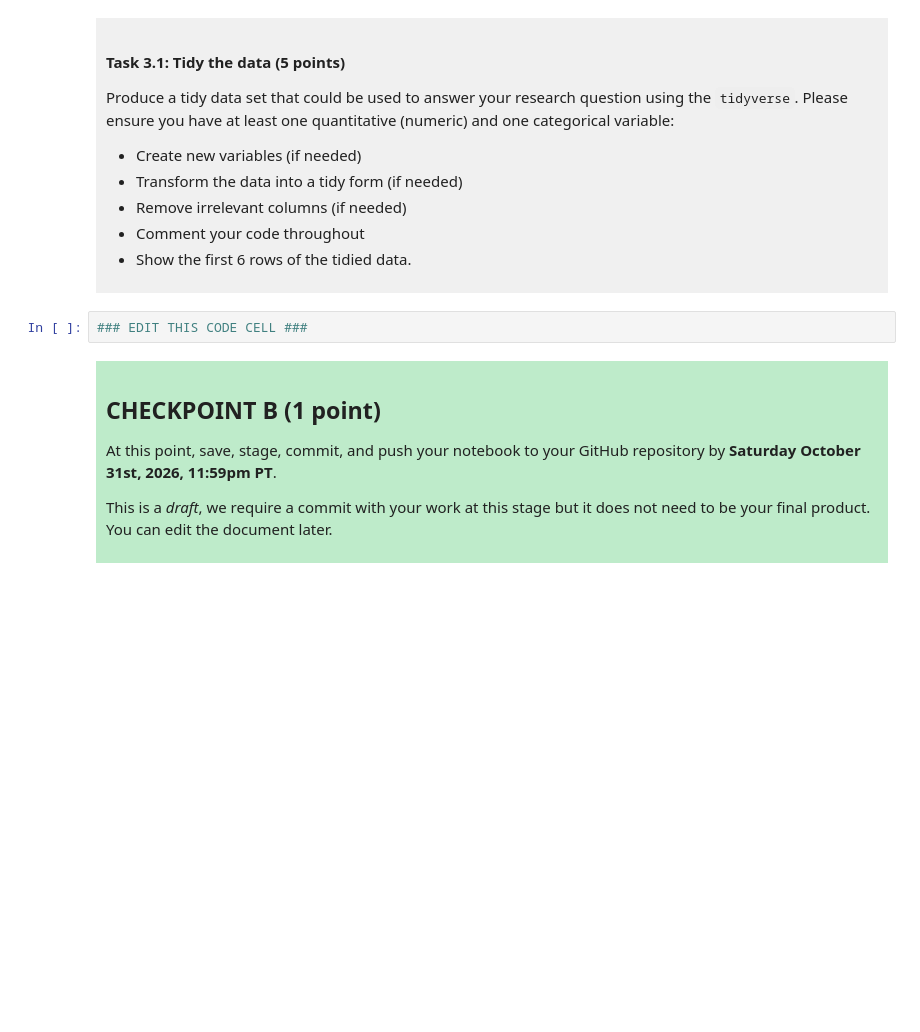
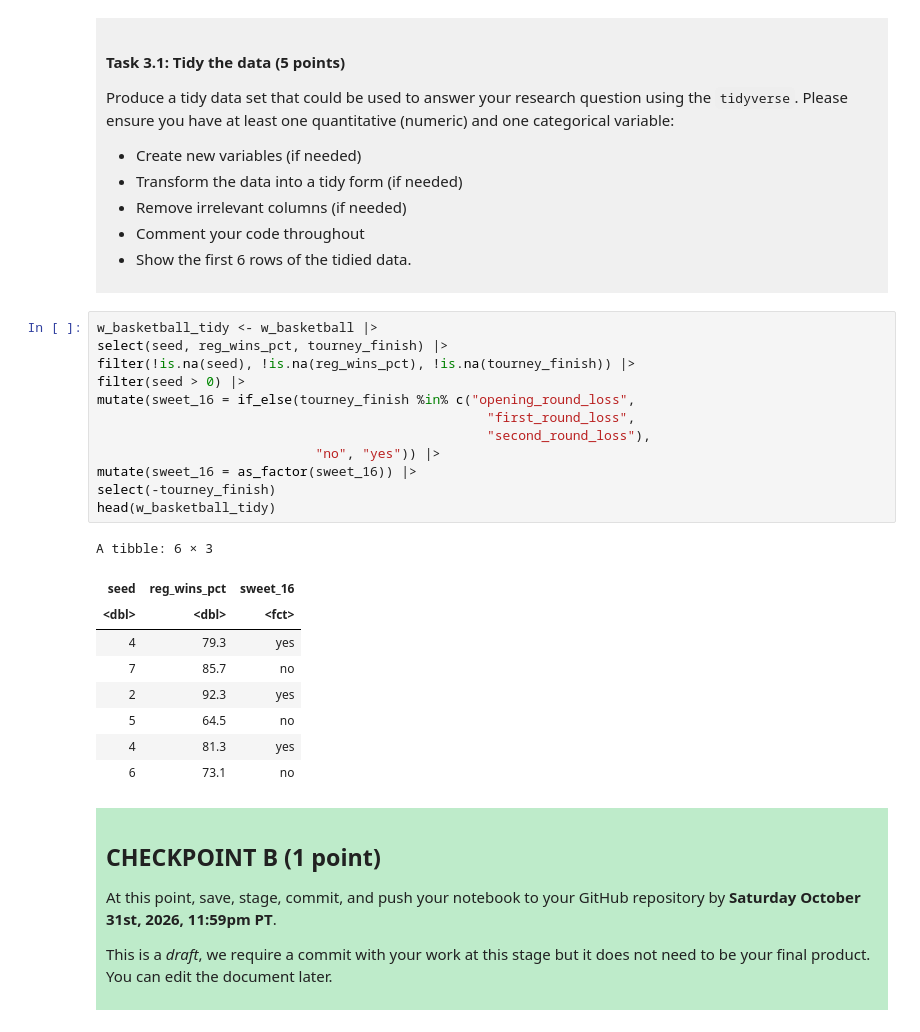
Before and after one commit to akkurtahmet589-ui/dsci-100-project-ahmet-akkurt, a Jupyter notebook: dsci-100-project-notebook.ipynb, the cells around one changed output. Saved outputs shown, nothing was run; the diff lists cells and outputs as text; blank space fills up the shorter version.

```diff
--- a/dsci-100-project-notebook.ipynb
+++ b/dsci-100-project-notebook.ipynb
@@ -215,7 +225,27 @@ Produce a tidy data set that could be used to answer your research question usin
 
 </div>
 # %%
-### EDIT THIS CODE CELL ###
+w_basketball_tidy <- w_basketball |>
+select(seed, reg_wins_pct, tourney_finish) |>
+filter(!is.na(seed), !is.na(reg_wins_pct), !is.na(tourney_finish)) |>
+filter(seed > 0) |>
+mutate(sweet_16 = if_else(tourney_finish %in% c("opening_round_loss",
+                                                  "first_round_loss",
+                                                  "second_round_loss"),
+                            "no", "yes")) |>
+mutate(sweet_16 = as_factor(sweet_16)) |>
+select(-tourney_finish)
+head(w_basketball_tidy)
+# %% [output]
+A tibble: 6 × 3
+| seed | reg_wins_pct | sweet_16 |
+| <dbl> | <dbl> | <fct> |
+| 4 | 79.3 | yes |
+| 7 | 85.7 | no |
+| 2 | 92.3 | yes |
+| 5 | 64.5 | no |
+| 4 | 81.3 | yes |
+| 6 | 73.1 | no |
 # %% [markdown]
 <div style="background-color: #beebca; padding: 10px;">
 
```
Also changed, not shown: parts of 3 cells of this notebook.
